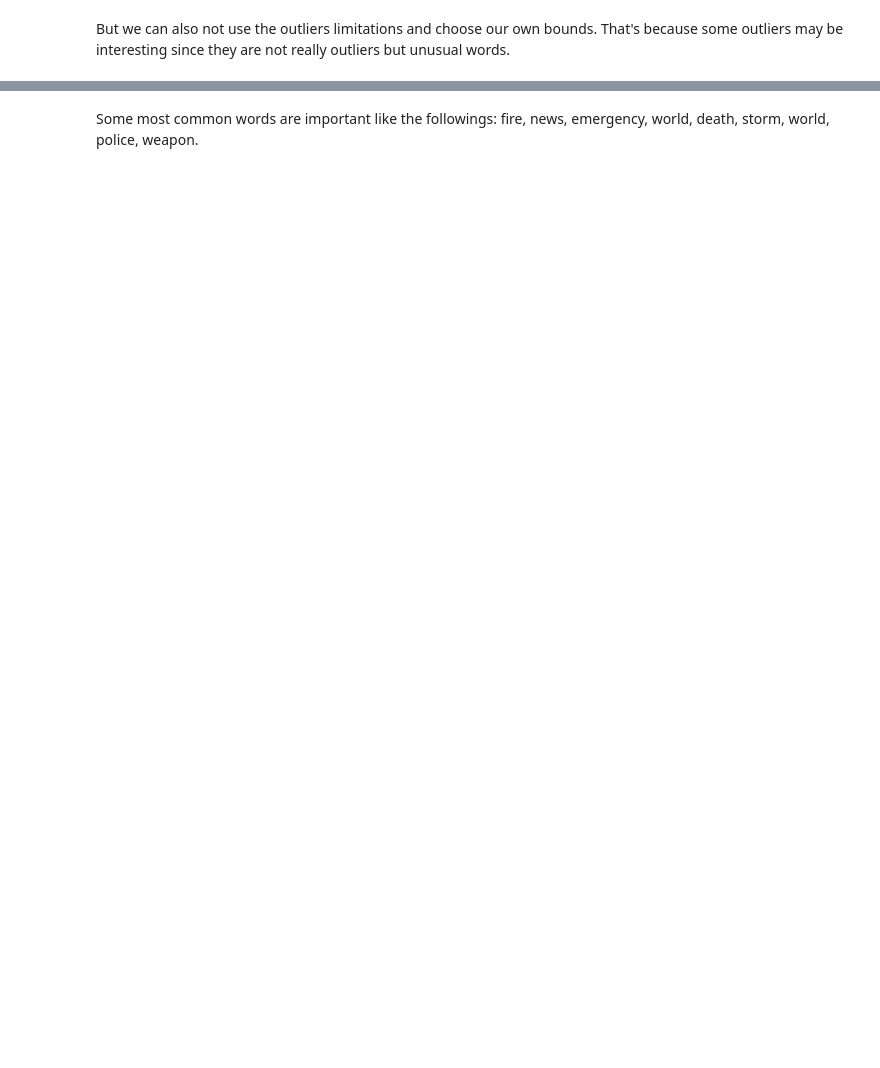
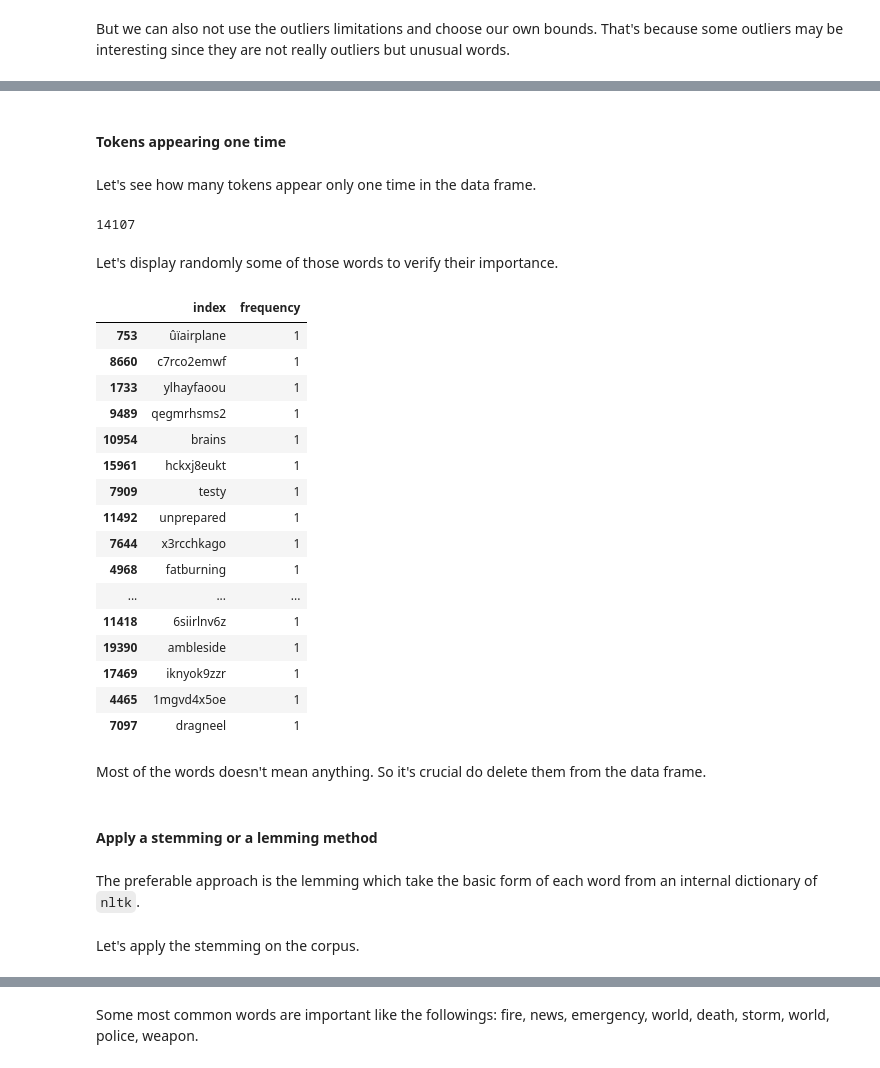
Before and after one commit to Oumar199/nlp_programs_exercises, a Jupyter notebook: kaggle_tweet_competition.ipynb, the cells around one changed output, grey strips where cells are left out. Drawn from its saved outputs; the diff is of its cells as text; code cells hidden in the pictures; blank space fills up the shorter version.

```diff
--- a/kaggle_tweet_competition.ipynb
+++ b/kaggle_tweet_competition.ipynb
@@ -381,5 +382,5 @@ for document in new_texts:
 # %% [markdown]
 It's possible to use the nltk Text class to make interesting search and analyzes.
 # %%
-corpora_text = nltk.text.Text(corpora)
+corpus_text = nltk.text.Text(corpus)
 # %%
@@ -398,5 +399,5 @@ Let's count the number of unique tokens that we obtained with the vocab function
 # %%
-freqs = corpora_text.vocab()
+freqs = corpus_text.vocab()
 # %%
 # Let's print the number of unique words
 len(freqs)
@@ -429,0 +428,2 @@ frequency.plot(kind='box')
+# %%
+frequency.reset_index(level=0, inplace=True)
@@ -447,0 +485,34 @@ Before eliminating the most common words let's trace a wordcloud to see what wor
+# %% [markdown]
+#### Tokens appearing one time
+# %% [markdown]
+Let's see how many tokens appear only one time in the data frame.
+# %%
+frequency[frequency['frequency'] == 1].shape[0]
+# %% [output]
+14107
+# %%
+one_time_frequency = frequency[frequency['frequency'] == 1]
+# %% [markdown]
+Let's display randomly some of those words to verify their importance.
+# %%
+one_time_frequency.iloc[np.random.randint(0, one_time_frequency.shape[0], 100).tolist(),:]
+# %% [output]
+|  | index | frequency |
+| 753 | ûïairplane | 1 |
+| 8660 | c7rco2emwf | 1 |
+| 1733 | ylhayfaoou | 1 |
+| 9489 | qegmrhsms2 | 1 |
+| 10954 | brains | 1 |
+| 15961 | hckxj8eukt | 1 |
+| 7909 | testy | 1 |
+| 11492 | unprepared | 1 |
+| 7644 | x3rcchkago | 1 |
+| 4968 | fatburning | 1 |
+| ... | ... | ... |
+| 11418 | 6siirlnv6z | 1 |
+| 19390 | ambleside | 1 |
+| 17469 | iknyok9zzr | 1 |
+| 4465 | 1mgvd4x5oe | 1 |
+| 7097 | dragneel | 1 |
+# %% [markdown]
+Most of the words doesn't mean anything. So it's crucial do delete them from the data frame.
@@ -447,0 +521,6 @@ Before eliminating the most common words let's trace a wordcloud to see what wor
+# %% [markdown]
+#### Apply a stemming or a lemming method
+# %% [markdown]
+The preferable approach is the lemming which take the basic form of each word from an internal dictionary of `nltk`.
+# %% [markdown]
+Let's apply the stemming on the corpus.
```
Also changed, not shown: parts of 46 cells of this notebook, 1 other file.
